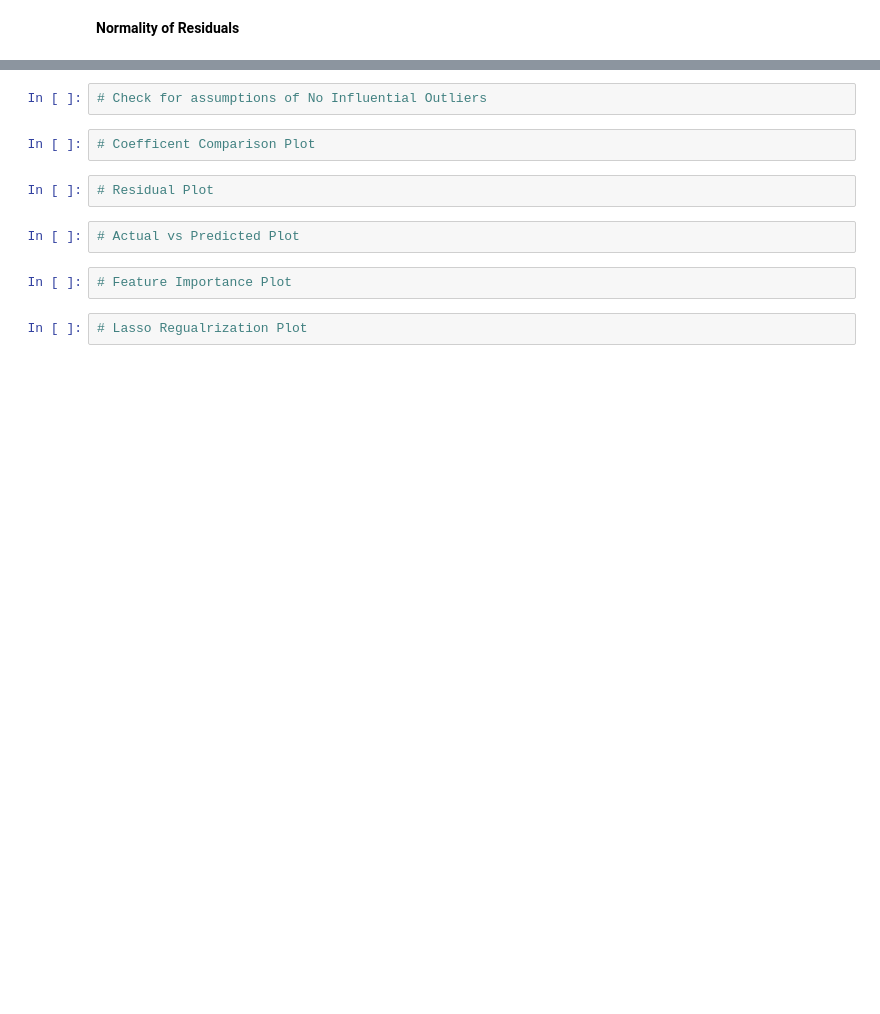
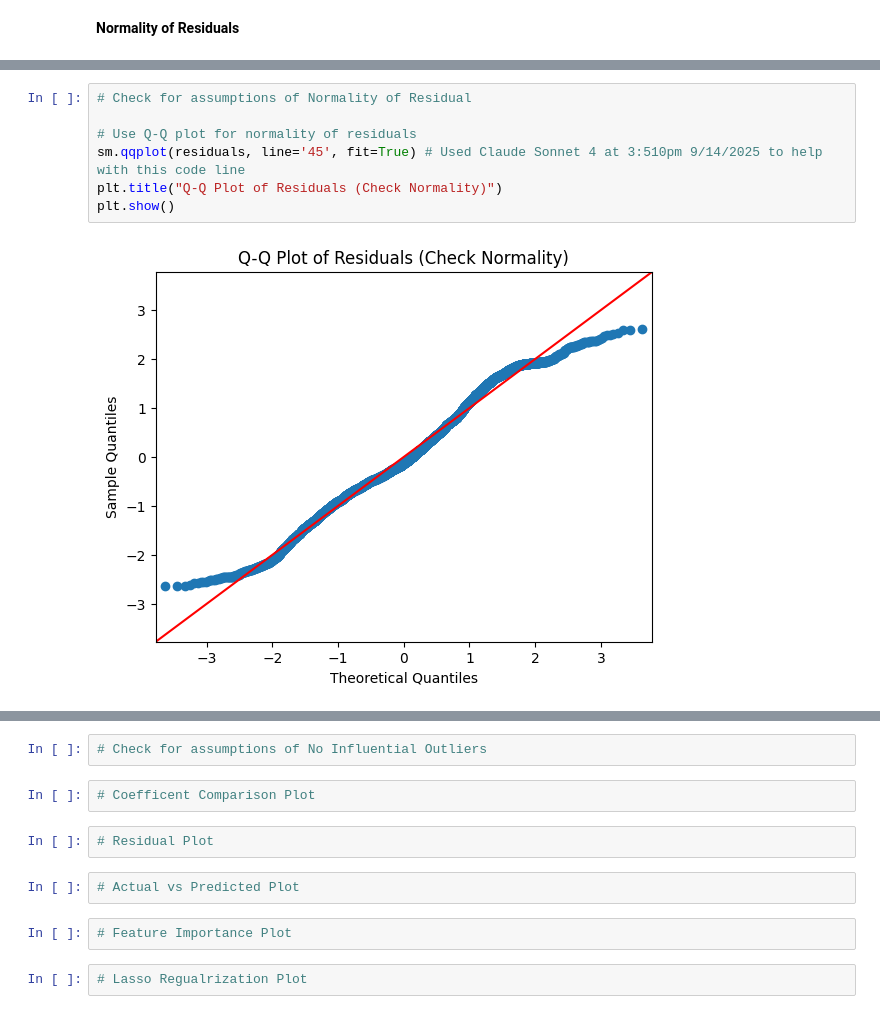
Before and after one commit to lindsaygross/Interpretable-ML, a Jupyter notebook: Interpretable_ML.ipynb, the cells around one changed output, grey strips where cells are left out. Saved outputs shown, nothing was run; the diff lists cells and outputs as text; blank space fills up the shorter version.

```diff
--- a/Interpretable_ML.ipynb
+++ b/Interpretable_ML.ipynb
@@ -394,0 +467,9 @@ Applied log transformation to stabilize variance and reduce heteroscedasticity o
+# %%
+# Check for assumptions of Normality of Residual
+
+# Use Q-Q plot for normality of residuals
+sm.qqplot(residuals, line='45', fit=True) # Used Claude Sonnet 4 at 3:510pm 9/14/2025 to help with this code line
+plt.title("Q-Q Plot of Residuals (Check Normality)")
+plt.show()
+# %% [output]
+[figure, added]
```
Also changed, not shown: parts of 23 cells of this notebook, 1 other file.
